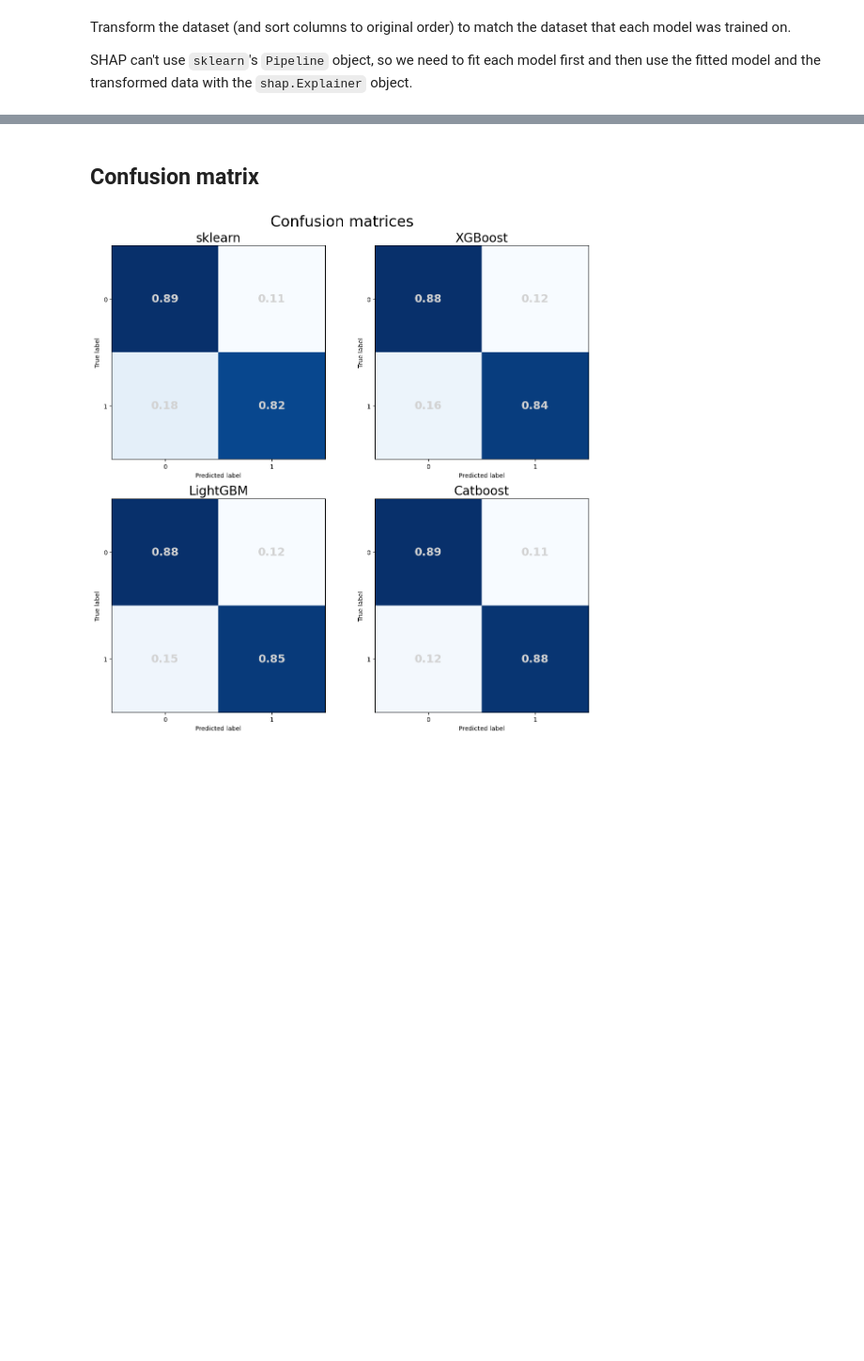
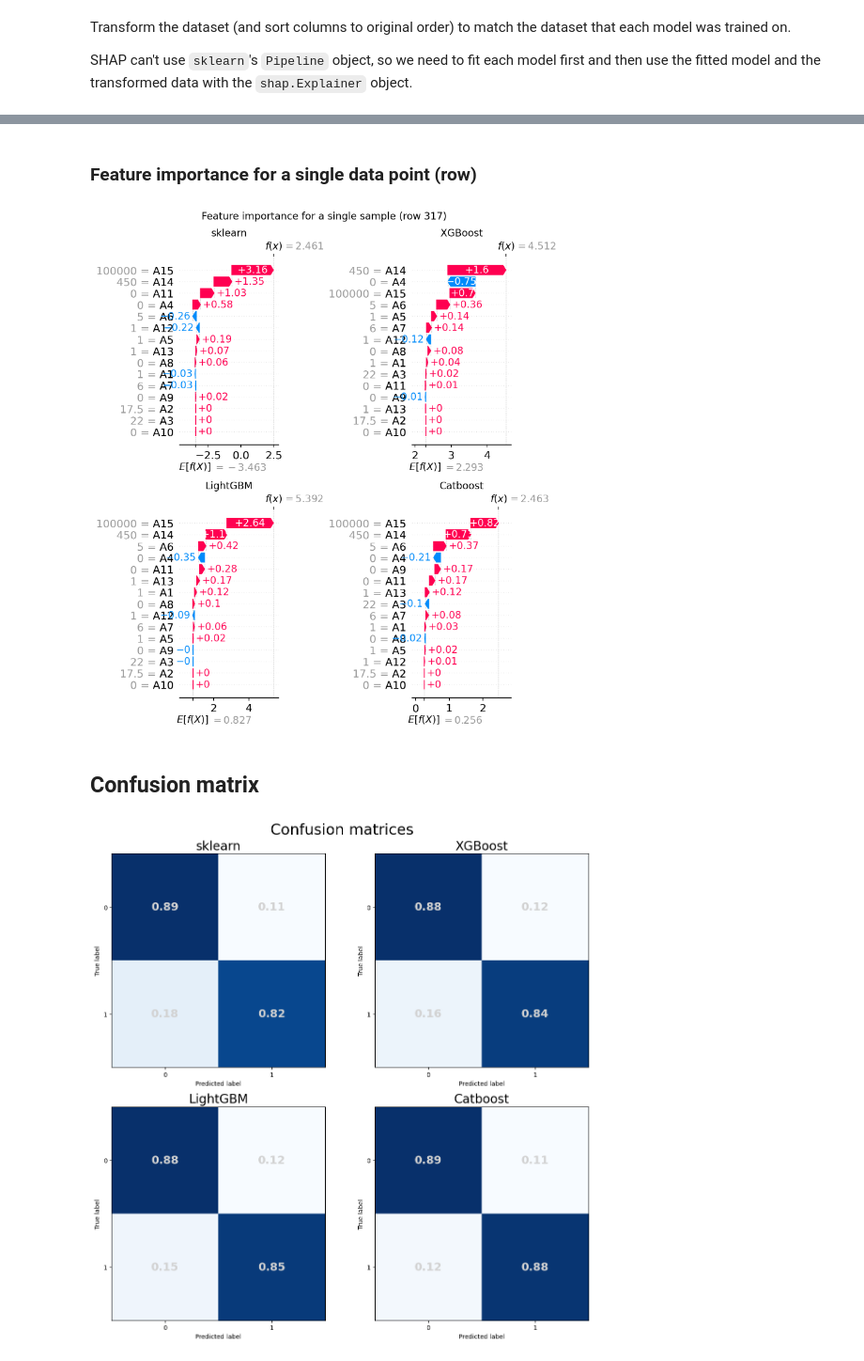
Before and after one commit to rparkr/ml-projects, a Jupyter notebook: gbm_comparison_credit_approval.ipynb, the cells around one changed output, grey strips where cells are left out. Shown at 94% size. Cells and saved outputs as stored; diff of their text form; code cells hidden in the pictures; blank space fills up the shorter version.

```diff
--- a/gbm_comparison_credit_approval.ipynb
+++ b/gbm_comparison_credit_approval.ipynb
@@ -458,3 +489,36 @@ No data for colormapping provided via 'c'. Parameters 'vmin', 'vmax' will be ign
+# %% [markdown]
+### Feature importance for a single data point (row)
+# %%
+ROW_NUM = 317  # 0-689; the row index to use
+
+fig, axs = plt.subplots(
+    nrows=2, ncols=2,
+    figsize=(12, 16),
+    dpi=200
+)
+
+for model, title, ax in zip(
+        [gbm_sklearn, gbm_xgb, gbm_lgb, gbm_cb],
+        ['sklearn', 'XGBoost', 'LightGBM', 'Catboost'],
+        axs.flatten()):
+    # Fit the model so it can be used by the SHAP explainer
+    model.fit(X, y)
+
+    # Compute SHAP values, indexing [-1] into the final part of the
+    # pipeline, which contains the fitted model
+    explainer = shap.Explainer(model[-1], X_transformed)
+    shap_values = explainer(X_transformed)  # can also use a subset of the rows of X to compute the SHAP values
+    # set the current axis for the plot. See: https://matplotlib.org/stable/api/_as_gen/matplotlib.pyplot.sca.html
+    plt.sca(ax)
+    shap.plots.waterfall(shap_values[ROW_NUM], show=False, max_display=15)
+    ax.set_xlabel('')  # overwrite the x label set by shap
+    ax.set_title(title)
+
+fig.suptitle(f"Feature importance for a single sample (row {ROW_NUM})")
+plt.tight_layout()
+plt.show()
+# %% [output]
+[figure, added]
 # %% [markdown]
 ## Confusion matrix
 # %%
```
Also changed, not shown: parts of 26 cells of this notebook, 2 other files.
